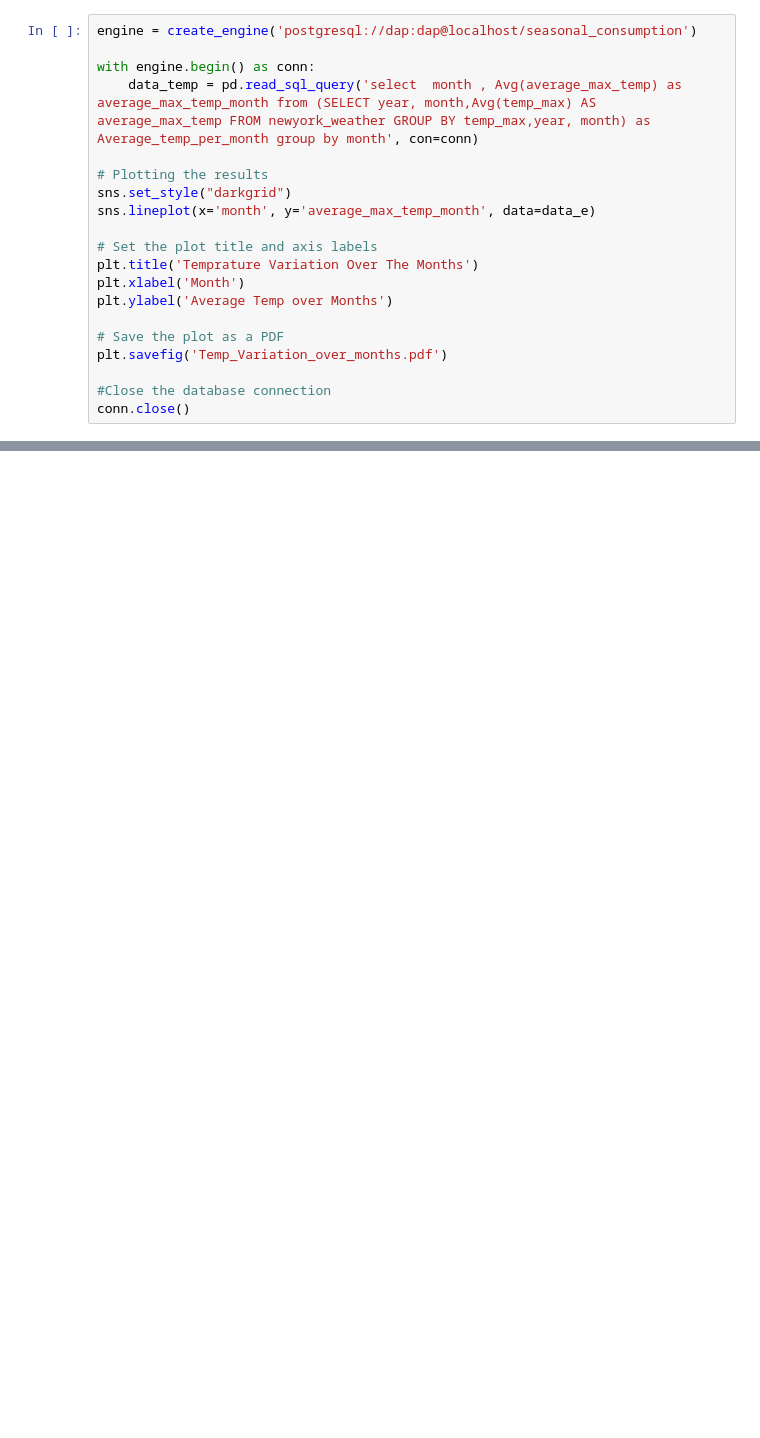
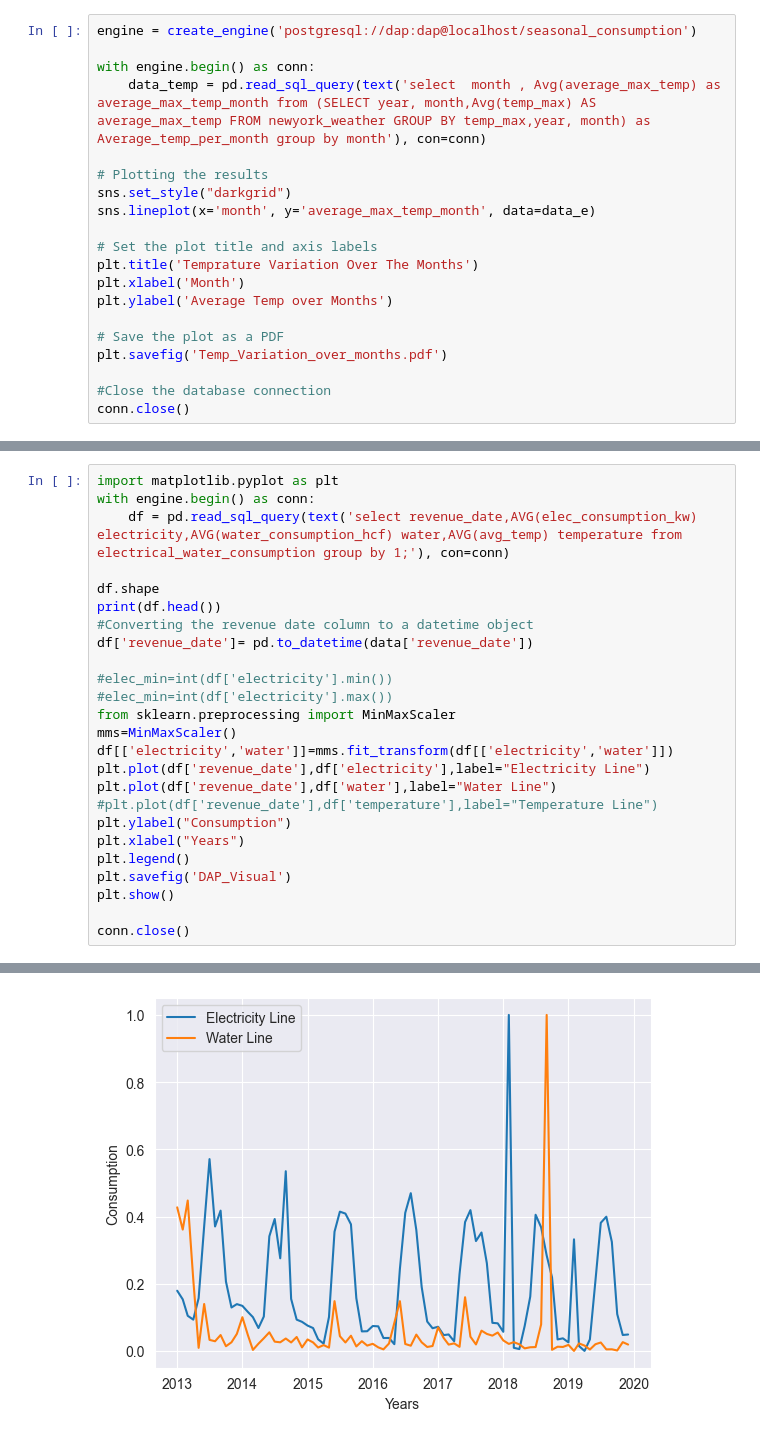
Before and after one commit to asim-21172218/DAP_Project, a Jupyter notebook: DAP Visualization.ipynb, the cells around one changed output, grey strips where cells are left out. Cells and saved outputs as stored; diff of their text form; blank space fills up the shorter version.

```diff
--- a/DAP Visualization.ipynb
+++ b/DAP Visualization.ipynb
@@ -63,7 +66,7 @@ conn.close()
 engine = create_engine('postgresql://dap:dap@localhost/seasonal_consumption')
 
 with engine.begin() as conn:
-    data_temp = pd.read_sql_query('select  month , Avg(average_max_temp) as average_max_temp_month from (SELECT year, month,Avg(temp_max) AS average_max_temp FROM newyork_weather GROUP BY temp_max,year, month) as Average_temp_per_month group by month', con=conn)
+    data_temp = pd.read_sql_query(text('select  month , Avg(average_max_temp) as average_max_temp_month from (SELECT year, month,Avg(temp_max) AS average_max_temp FROM newyork_weather GROUP BY temp_max,year, month) as Average_temp_per_month group by month'), con=conn)
 
 # Plotting the results
 sns.set_style("darkgrid")
@@ -83,0 +87,26 @@ conn.close()
+# %%
+import matplotlib.pyplot as plt
+with engine.begin() as conn:
+    df = pd.read_sql_query(text('select revenue_date,AVG(elec_consumption_kw) electricity,AVG(water_consumption_hcf) water,AVG(avg_temp) temperature from electrical_water_consumption group by 1;'), con=conn)
+
+df.shape
+print(df.head())
+#Converting the revenue date column to a datetime object
+df['revenue_date']= pd.to_datetime(data['revenue_date'])
+
+#elec_min=int(df['electricity'].min())
+#elec_min=int(df['electricity'].max())
+from sklearn.preprocessing import MinMaxScaler
+mms=MinMaxScaler()
+df[['electricity','water']]=mms.fit_transform(df[['electricity','water']])
+plt.plot(df['revenue_date'],df['electricity'],label="Electricity Line")
+plt.plot(df['revenue_date'],df['water'],label="Water Line")
+#plt.plot(df['revenue_date'],df['temperature'],label="Temperature Line")
+plt.ylabel("Consumption")
+plt.xlabel("Years")
+plt.legend()
+plt.savefig('DAP_Visual')
+plt.show()
+
+conn.close()
+# %% [output]
@@ -83,0 +119 @@ conn.close()
+[figure, added]
```
Also changed, not shown: parts of 21 cells of this notebook.
